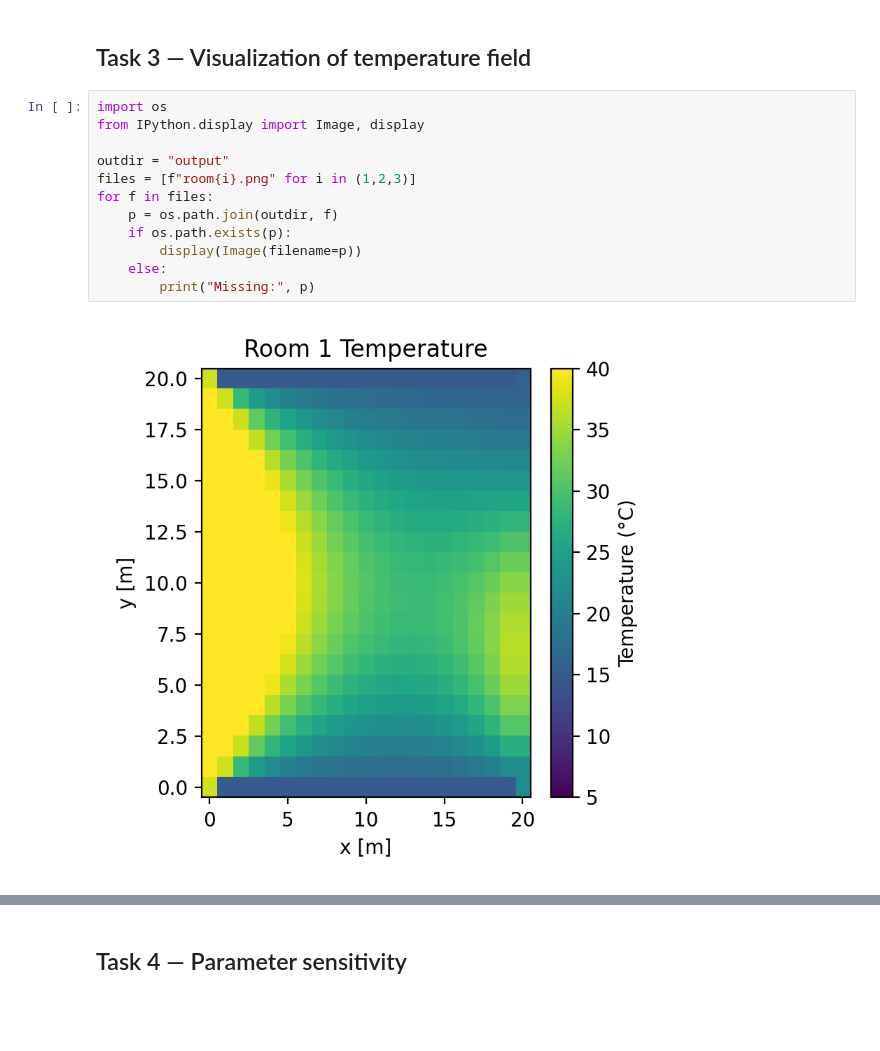
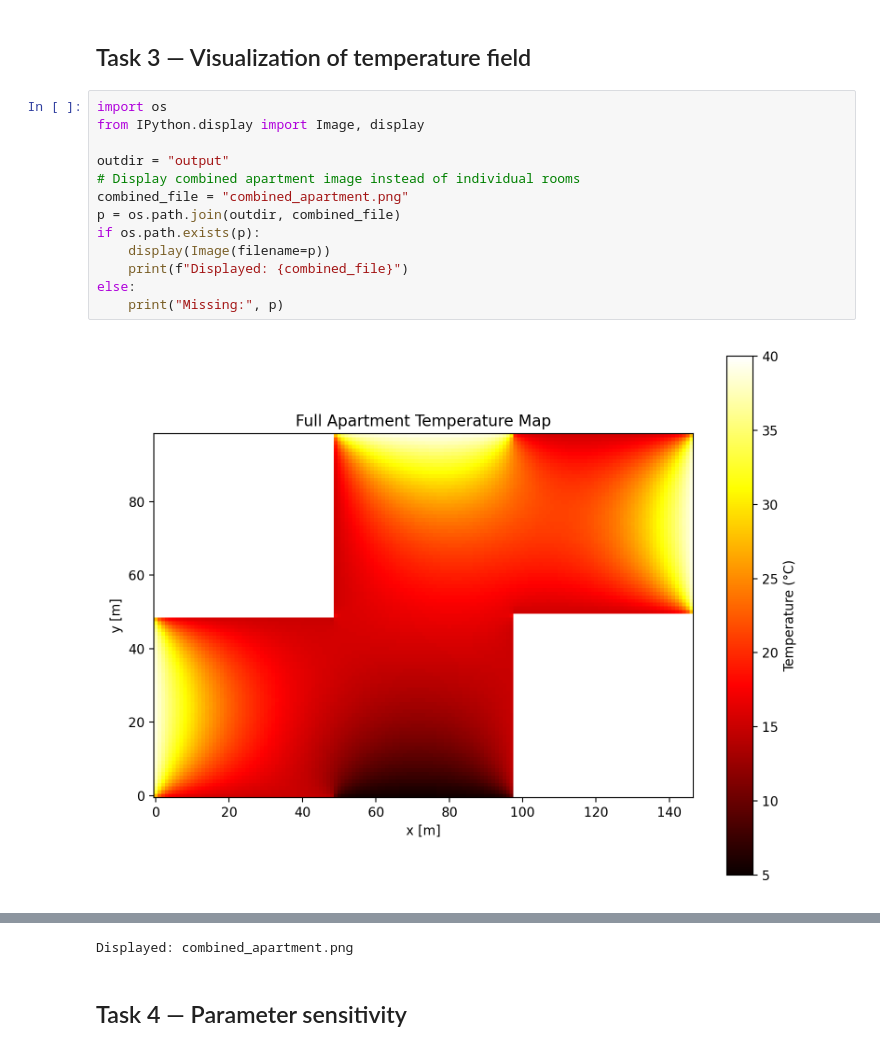
Before and after one commit to Jia0603/Project_3, a Jupyter notebook: project_3.ipynb, the cells around one changed output, grey strips where cells are left out. Saved outputs shown, nothing was run; the diff lists cells and outputs as text; blank space fills up the shorter version.

```diff
--- a/project_3.ipynb
+++ b/project_3.ipynb
@@ -146,14 +128,15 @@ Adequate heating?  YES
 # %%
 import os
 from IPython.display import Image, display
 
 outdir = "output"
-files = [f"room{i}.png" for i in (1,2,3)]
-for f in files:
-    p = os.path.join(outdir, f)
-    if os.path.exists(p):
-        display(Image(filename=p))
-    else:
-        print("Missing:", p)
+# Display combined apartment image instead of individual rooms
+combined_file = "combined_apartment.png"
+p = os.path.join(outdir, combined_file)
+if os.path.exists(p):
+    display(Image(filename=p))
+    print(f"Displayed: {combined_file}")
+else:
+    print("Missing:", p)
 # %% [output]
-[figure, old version]
+[figure, new version]
@@ -162,3 +143,4 @@ for f in files:
+Displayed: combined_apartment.png
 # %% [markdown]
 ## Task 4 — Parameter sensitivity
 # %%
```
Also changed, not shown: parts of 7 cells of this notebook, 25 other files.
